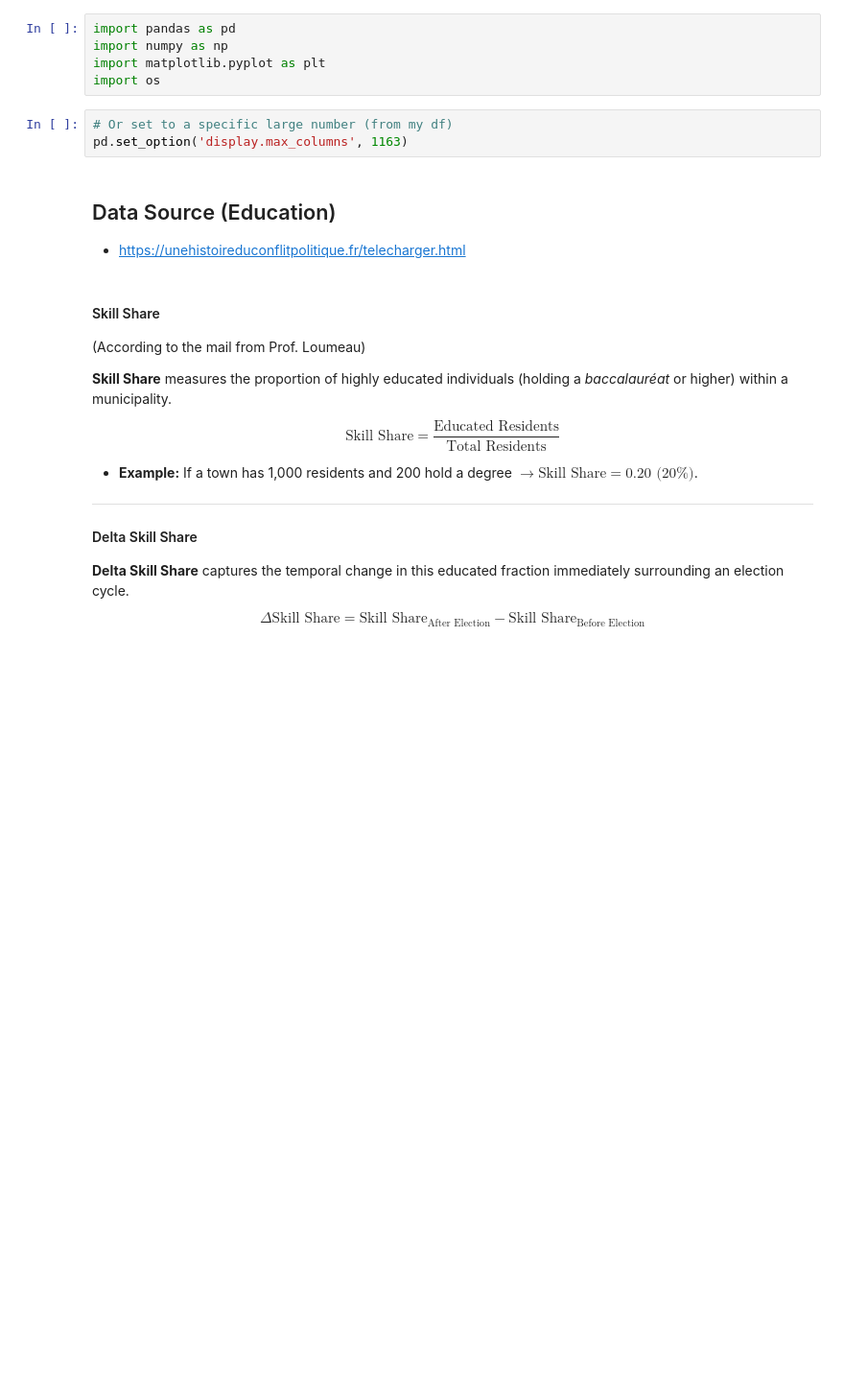
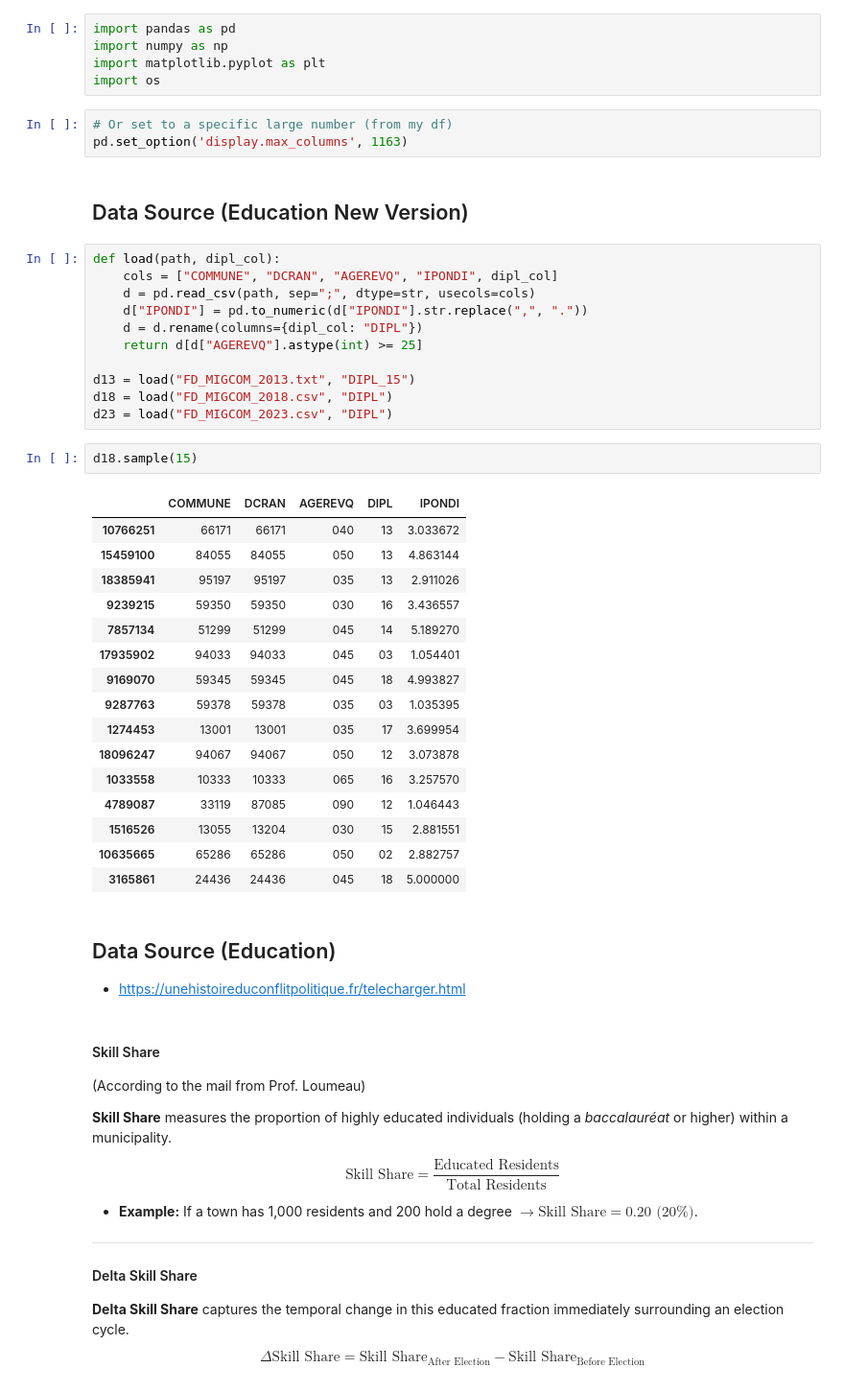
Before and after one commit to Tobias-Bue/far-right-rdd-thesis, a Jupyter notebook: Data_preparation_and_cleaning.ipynb, the cells around one changed output. Shown at 96% size. Saved outputs shown, nothing was run; the diff lists cells and outputs as text; blank space fills up the shorter version.

```diff
--- a/Data_preparation_and_cleaning.ipynb
+++ b/Data_preparation_and_cleaning.ipynb
@@ -8,6 +8,38 @@ import os
 # %%
 # Or set to a specific large number (from my df)
 pd.set_option('display.max_columns', 1163)
+# %% [markdown]
+## Data Source (Education New Version)
+# %%
+def load(path, dipl_col):
+    cols = ["COMMUNE", "DCRAN", "AGEREVQ", "IPONDI", dipl_col]
+    d = pd.read_csv(path, sep=";", dtype=str, usecols=cols)
+    d["IPONDI"] = pd.to_numeric(d["IPONDI"].str.replace(",", "."))
+    d = d.rename(columns={dipl_col: "DIPL"})
+    return d[d["AGEREVQ"].astype(int) >= 25]
+
+d13 = load("FD_MIGCOM_2013.txt", "DIPL_15")
+d18 = load("FD_MIGCOM_2018.csv", "DIPL")
+d23 = load("FD_MIGCOM_2023.csv", "DIPL")
+# %%
+d18.sample(15)
+# %% [output]
+|  | COMMUNE | DCRAN | AGEREVQ | DIPL | IPONDI |
+| 10766251 | 66171 | 66171 | 040 | 13 | 3.033672 |
+| 15459100 | 84055 | 84055 | 050 | 13 | 4.863144 |
+| 18385941 | 95197 | 95197 | 035 | 13 | 2.911026 |
+| 9239215 | 59350 | 59350 | 030 | 16 | 3.436557 |
+| 7857134 | 51299 | 51299 | 045 | 14 | 5.189270 |
+| 17935902 | 94033 | 94033 | 045 | 03 | 1.054401 |
+| 9169070 | 59345 | 59345 | 045 | 18 | 4.993827 |
+| 9287763 | 59378 | 59378 | 035 | 03 | 1.035395 |
+| 1274453 | 13001 | 13001 | 035 | 17 | 3.699954 |
+| 18096247 | 94067 | 94067 | 050 | 12 | 3.073878 |
+| 1033558 | 10333 | 10333 | 065 | 16 | 3.257570 |
+| 4789087 | 33119 | 87085 | 090 | 12 | 1.046443 |
+| 1516526 | 13055 | 13204 | 030 | 15 | 2.881551 |
+| 10635665 | 65286 | 65286 | 050 | 02 | 2.882757 |
+| 3165861 | 24436 | 24436 | 045 | 18 | 5.000000 |
 # %% [markdown]
 ## Data Source (Education)
 - https://unehistoireduconflitpolitique.fr/telecharger.html
```
Also changed, not shown: 1 other file.
